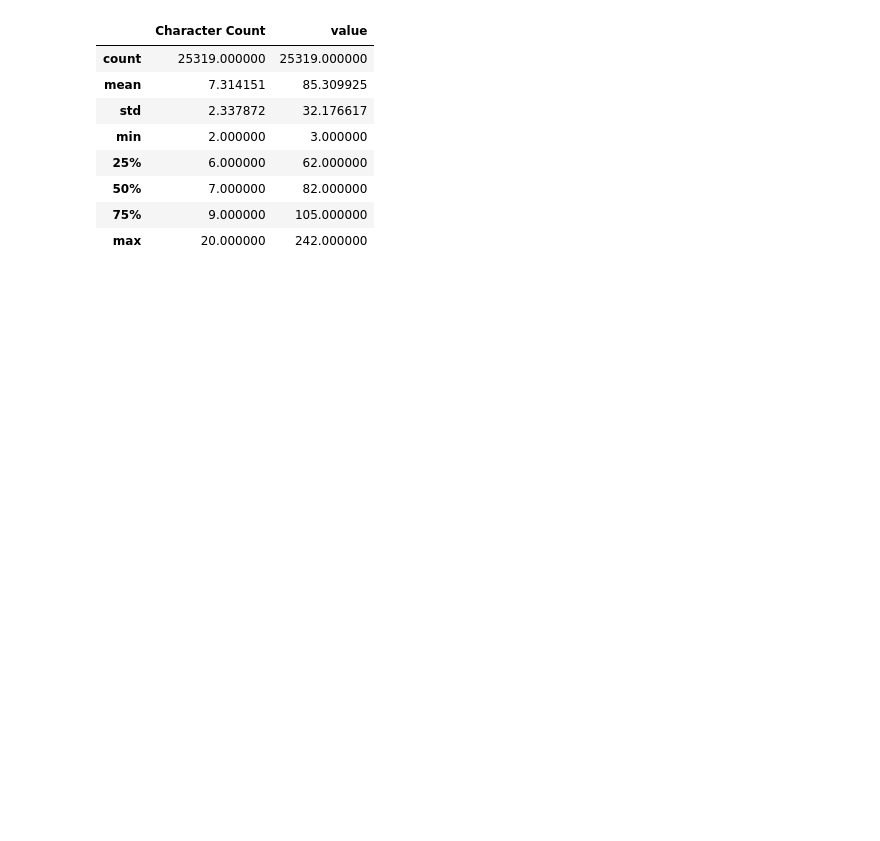
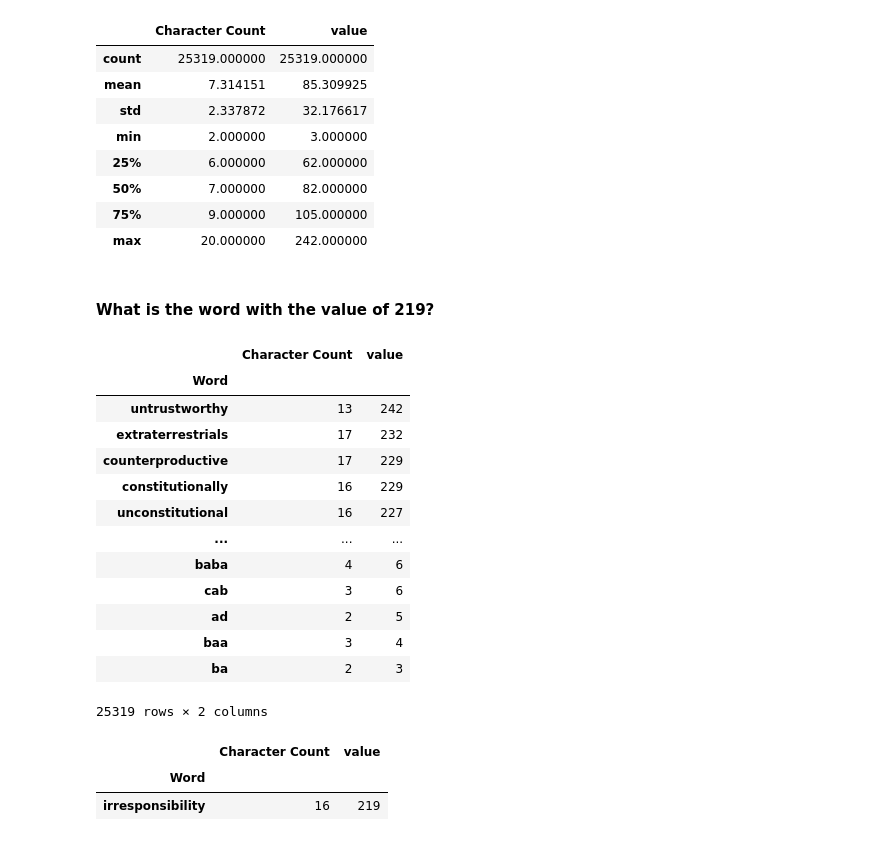
Before and after one commit to aldoSN003/New-DS, a Jupyter notebook: sample.ipynb, the cells around one changed output. Saved outputs shown, nothing was run; the diff lists cells and outputs as text; code cells hidden in the pictures; blank space fills up the shorter version.

```diff
--- a/sample.ipynb
+++ b/sample.ipynb
@@ -284,3 +284,28 @@ df2.describe()
 | 50% | 7.000000 | 82.000000 |
 | 75% | 9.000000 | 105.000000 |
 | max | 20.000000 | 242.000000 |
+# %% [markdown]
+#### What is the word with the value of 219?
+# %%
+df2.sort_values(by=["value"], ascending=False)
+# %% [output]
+|  | Character Count | value |
+| Word |  |  |
+| untrustworthy | 13 | 242 |
+| extraterrestrials | 17 | 232 |
+| counterproductive | 17 | 229 |
+| constitutionally | 16 | 229 |
+| unconstitutional | 16 | 227 |
+| ... | ... | ... |
+| baba | 4 | 6 |
+| cab | 3 | 6 |
+| ad | 2 | 5 |
+| baa | 3 | 4 |
+| ba | 2 | 3 |
+25319 rows × 2 columns
+# %%
+df2.loc[df2["value"] == 219]
+# %% [output]
+|  | Character Count | value |
+| Word |  |  |
+| irresponsibility | 16 | 219 |
```
Also changed, not shown: parts of 27 cells of this notebook.
